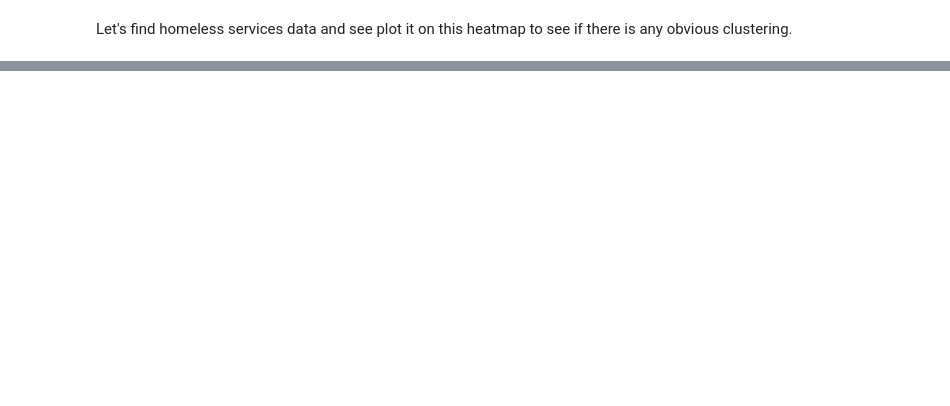
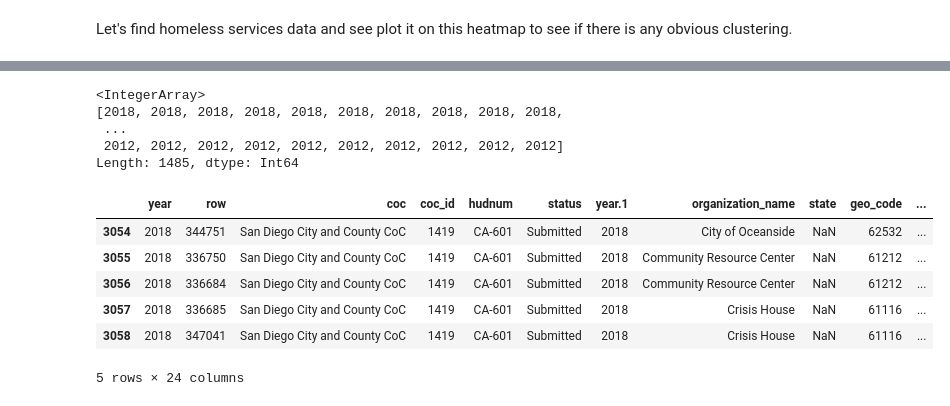
Before and after one commit to tybens/predicting-homelessness, a Jupyter notebook: sandbox.ipynb, the cells around one changed output, grey strips where cells are left out. Drawn from its saved outputs; the diff is of its cells as text; code cells hidden in the pictures; blank space fills up the shorter version.

```diff
--- a/sandbox.ipynb
+++ b/sandbox.ipynb
@@ -161,0 +254,12 @@ homeless_counts_df.tail()
+# %%
+sort_vals = (sd_hic_df.isnull().sum() / sd_hic_df.shape[0]).sort_values(ascending=False)
+
+missing_cols = []
+for val in zip(sort_vals.index, sort_vals.values):
+    if val[1] > 0.25:
+        missing_cols.append(val[0])
+
+print(missing_cols)
+
+# dropping these columns with lots of missing values
+sd_hic_df.drop(missing_cols, axis=1, inplace=True)
@@ -161,0 +279,18 @@ homeless_counts_df.tail()
+# %%
+sd_hic_df.year.values
+# %% [output]
+<IntegerArray>
+[2018, 2018, 2018, 2018, 2018, 2018, 2018, 2018, 2018, 2018,
+ ...
+ 2012, 2012, 2012, 2012, 2012, 2012, 2012, 2012, 2012, 2012]
+Length: 1485, dtype: Int64
+# %%
+sd_hic_df.head()
+# %% [output]
+|  | year | row | coc | coc_id | hudnum | status | year.1 | organization_name | state | geo_code | ... |
+| 3054 | 2018 | 344751 | San Diego City and County CoC | 1419 | CA-601 | Submitted | 2018 | City of Oceanside | NaN | 62532 | ... |
+| 3055 | 2018 | 336750 | San Diego City and County CoC | 1419 | CA-601 | Submitted | 2018 | Community Resource Center | NaN | 61212 | ... |
+| 3056 | 2018 | 336684 | San Diego City and County CoC | 1419 | CA-601 | Submitted | 2018 | Community Resource Center | NaN | 61212 | ... |
+| 3057 | 2018 | 336685 | San Diego City and County CoC | 1419 | CA-601 | Submitted | 2018 | Crisis House | NaN | 61116 | ... |
+| 3058 | 2018 | 347041 | San Diego City and County CoC | 1419 | CA-601 | Submitted | 2018 | Crisis House | NaN | 61116 | ... |
+5 rows × 24 columns
```
Also changed, not shown: parts of 24 cells of this notebook, 5 other files.
